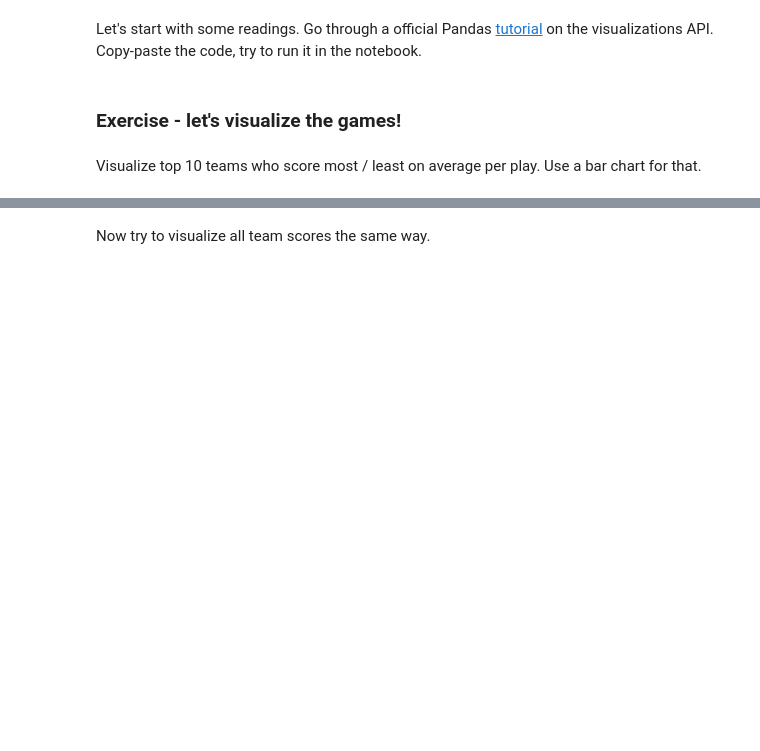
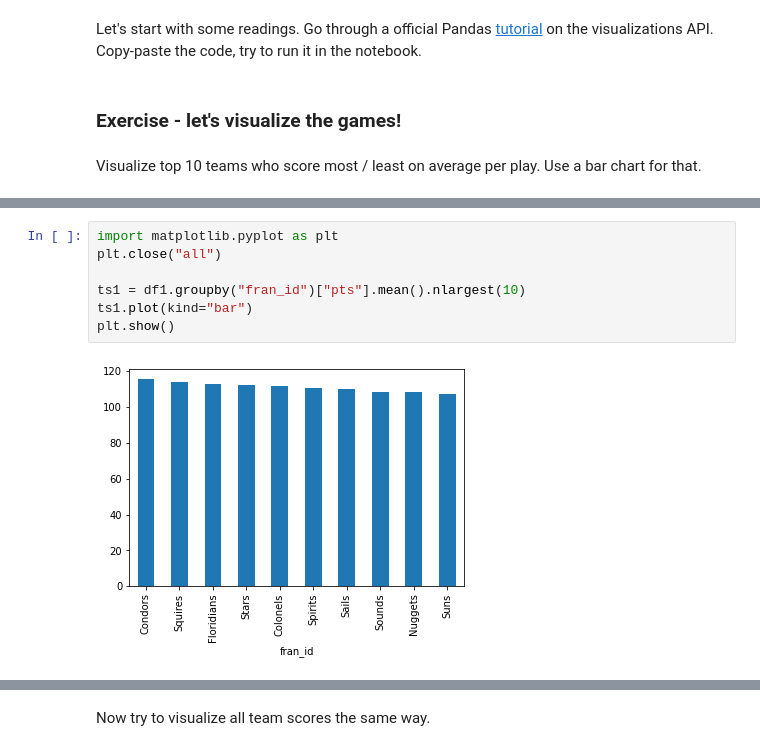
Before and after one commit to MeTomasK/Demo-Subproject, a Jupyter notebook: Demo_subproject.ipynb, the cells around one changed output, grey strips where cells are left out. Drawn from its saved outputs; the diff is of its cells as text; blank space fills up the shorter version.

Commit message:
updated - Exercise - let's visualize the games!

```diff
--- a/Demo_subproject.ipynb
+++ b/Demo_subproject.ipynb
@@ -192,6 +192,15 @@ Visualize top 10 teams who score most / least on average per play. Use a bar cha
 # %% [markdown]
 You should see a result as follows:
 <div><img src="https://i.imgur.com/io7fvju.png" /></div>
+# %%
+import matplotlib.pyplot as plt
+plt.close("all")
+
+ts1 = df1.groupby("fran_id")["pts"].mean().nlargest(10)
+ts1.plot(kind="bar")
+plt.show()
+# %% [output]
+[figure, added]
 # %% [markdown]
 You should see a result as follows:
 <div><img src="https://i.imgur.com/6VXMksY.png" /></div>
```
Also changed, not shown: parts of 4 cells of this notebook.
